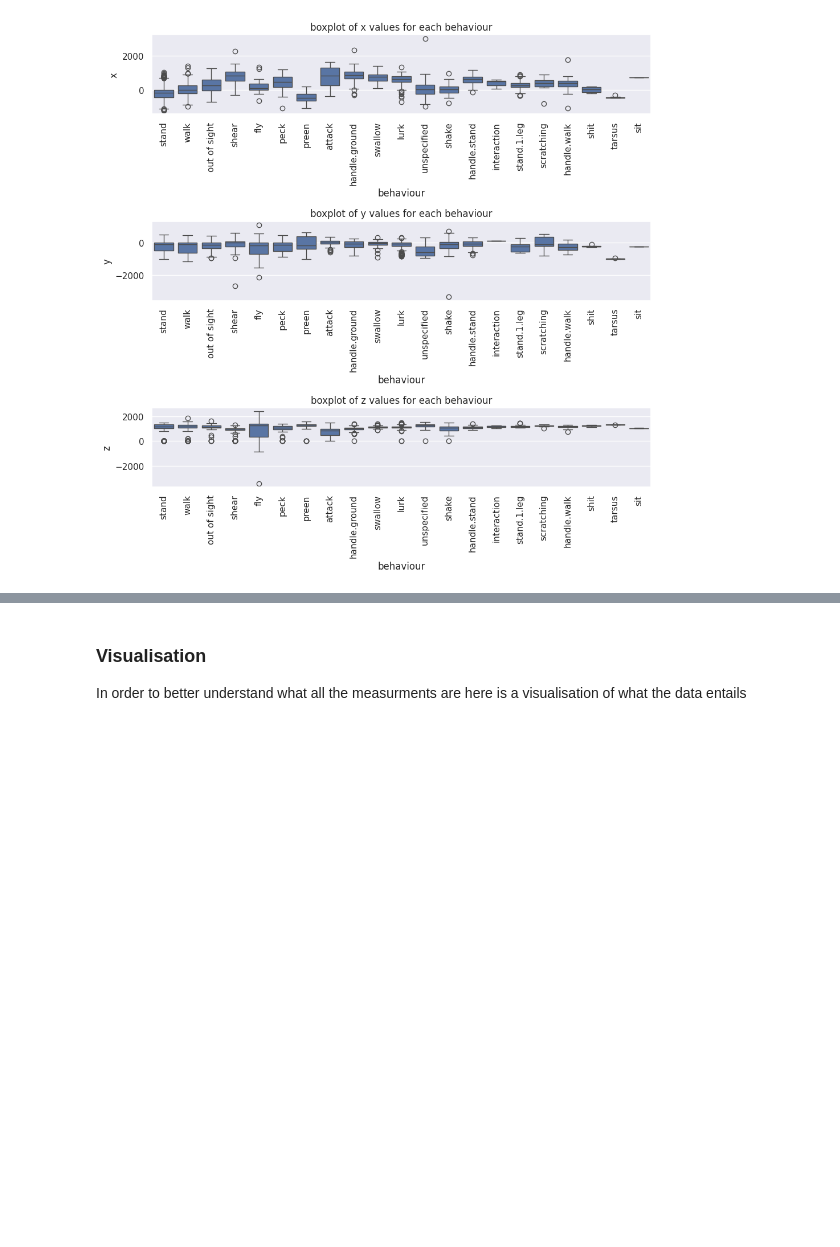
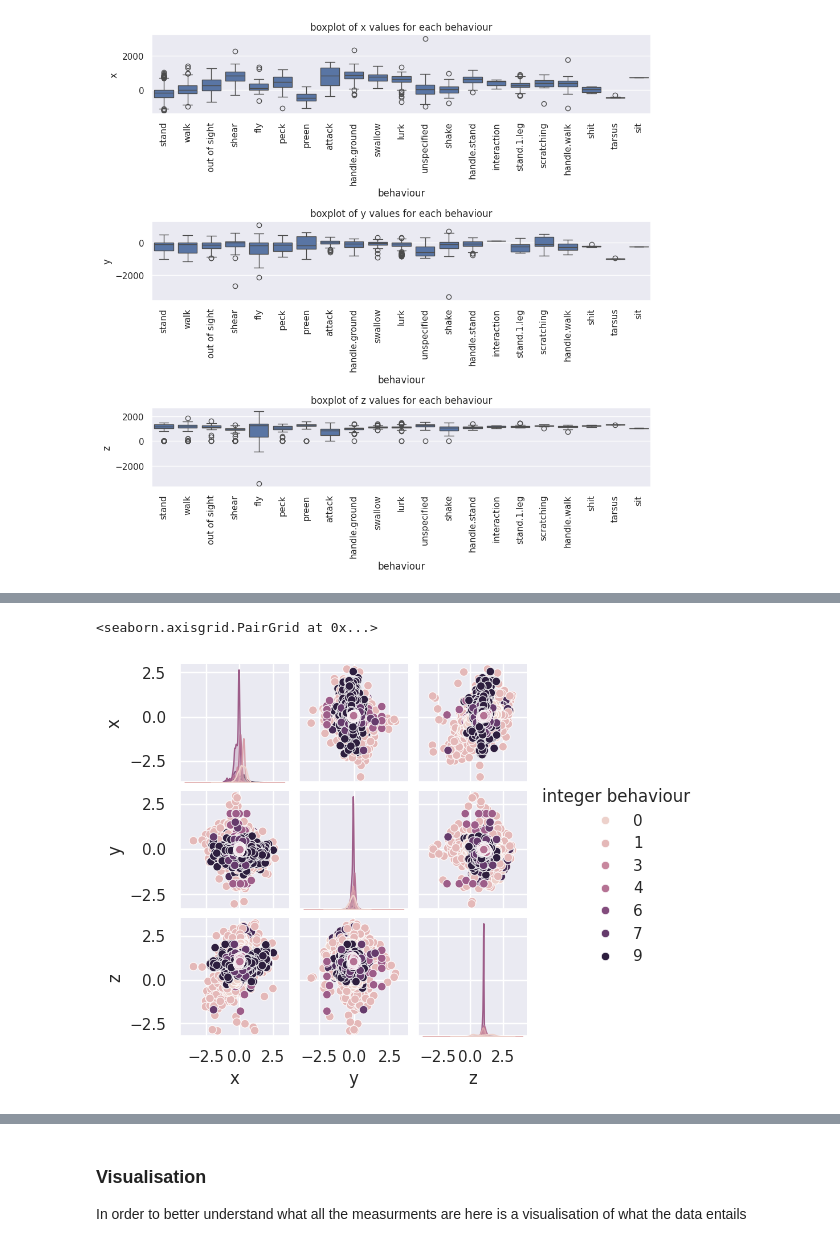
Before and after one commit to SebastiaanProjects/EDA, a Jupyter notebook: Exploratory Data Analysis.ipynb, the cells around one changed output, grey strips where cells are left out. Cells and saved outputs as stored; diff of their text form; code cells hidden in the pictures; blank space fills up the shorter version.

```diff
--- a/Exploratory Data Analysis copy.ipynb
+++ b/Exploratory Data Analysis.ipynb
@@ -439,0 +487,5 @@ plt.show()
+# %%
+sns.pairplot(seagull[['x','y','z','integer behaviour']], hue='integer behaviour', height=1.5)
+# %% [output]
+<seaborn.axisgrid.PairGrid at 0x...>
+[figure, added]
```
Also changed, not shown: parts of 6 cells of this notebook.
